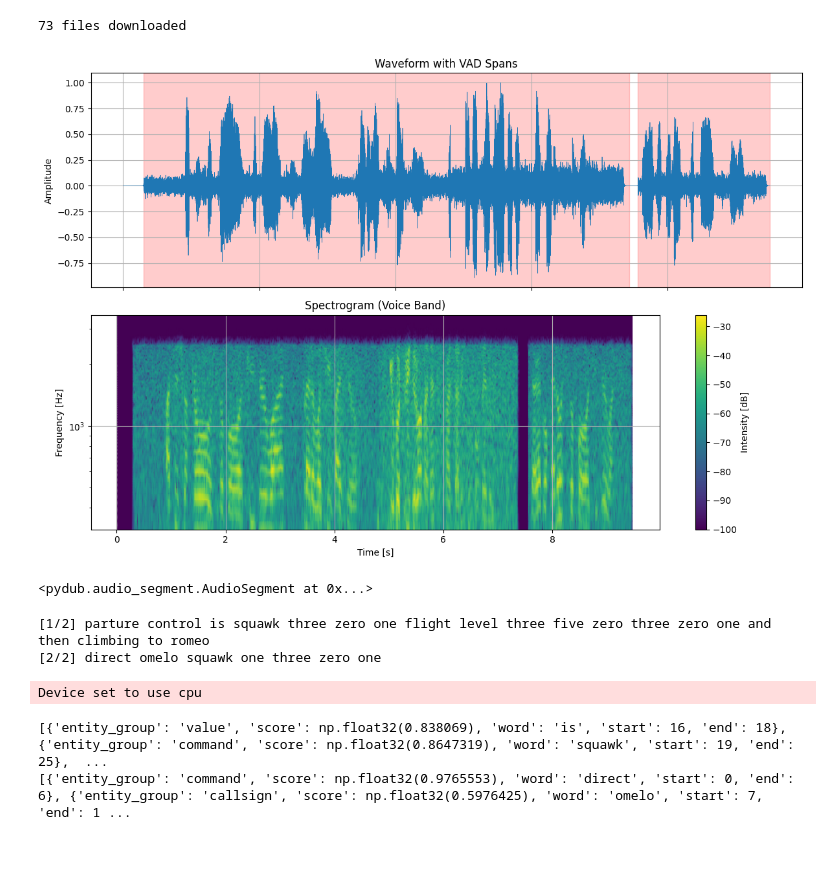
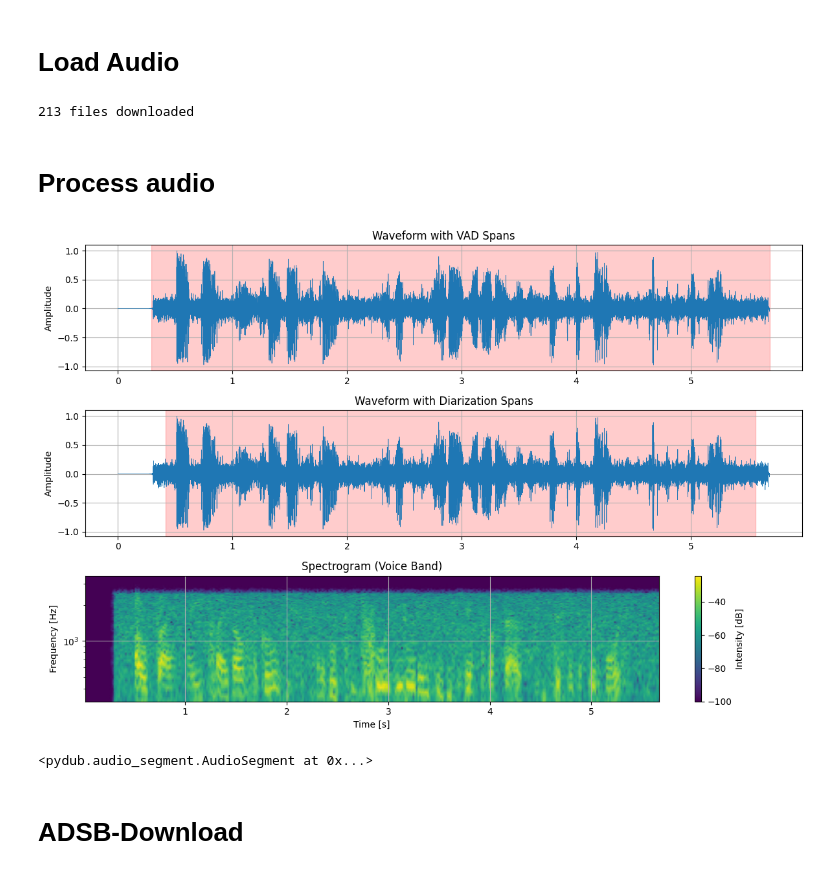
Before and after one commit to kruuZHAW/atc_clearances, a Jupyter notebook: notebooks/sandbox_MUAC_recordings.ipynb, the cells around one changed output. Cells and saved outputs as stored; diff of their text form; code cells hidden in the pictures.

Commit message:
muac callsign identification pipeline

```diff
--- a/notebooks/sandbox_MUAC_recordings.ipynb
+++ b/notebooks/sandbox_MUAC_recordings.ipynb
@@ -22 +35,3 @@ TO DO:
+# %% [markdown]
+# Load Audio
 # %%
@@ -35,13 +50,13 @@ for a in audio_list:
 # %%
 # --- Load audio ---
 
-start = datetime(2025, 8, 9, 10, 0, 0, tzinfo=timezone.utc)
-stop  = datetime(2025, 8, 9, 10, 30, 0, tzinfo=timezone.utc)
+start = datetime(2025, 8, 8, 14, 0, 0, tzinfo=timezone.utc)
+stop  = datetime(2025, 8, 8, 15, 0, 0, tzinfo=timezone.utc)
 
 catalog = build_audio_catalog(
     base_dir,
-    ("2025","08","09"),
-    sectors=["muac_delta_middle"],
+    ("2025","08","08"),
+    sectors=["muac_delta_middle", "muac_delta_high"],
     start=start,
     stop=stop,
     max_workers=128,
@@ -49,4 +64,4 @@ catalog = build_audio_catalog(
 )
 print(len(catalog), "files downloaded")
 # %% [output]
-73 files downloaded
+213 files downloaded
@@ -110,16 +68,24 @@ def vad_split_segments(audio, frame_duration_ms=30, aggressiveness=2, min_speech
+# %% [markdown]
+# Process audio
 # %%
 idx = np.random.randint(low=0, high=len(catalog))
 test_audio = catalog[idx][1]
 sample_rate = test_audio.frame_rate
 
 # --- VAD ---
-speech_segments = vad_split_segments(
+speech_segments_vad = vad_split_segments(
     test_audio,
-    frame_duration_ms=30,   # 10/20/30 ms
-    aggressiveness=2,       # 0..3
-    min_speech_ms=300
+    frame_duration_ms=10,
+    aggressiveness=2,
+    min_speech_ms=300,
 )
-speech_regions = [(s, e) for (s, e, _) in speech_segments]
+speech_regions_vad = [(s, e) for (s, e, _) in speech_segments_vad]
+
+# --- Diarization ---
+speech_segments_diar = diarize_audio(test_audio,
+                                diarization_pipline,
+                                include_speaker=False)
+speech_regions_diar = [(s, e) for (s, e, _) in speech_segments_diar]
 
 # --- build samples array for plots ---
 samples = np.array(test_audio.get_array_of_samples()).astype(np.float32)
@@ -130,44 +96,53 @@ duration = len(samples) / sample_rate
 
 # --- spectrogram (voice band only) ---
 voice_band = (300, 3500)
 log_freq = True
 
 freqs, times, Sxx = spectrogram(samples, fs=sample_rate, nperseg=512, noverlap=256)
 mask = (freqs >= voice_band[0]) & (freqs <= voice_band[1])
 freqs_v = freqs[mask]
 Sxx_v = Sxx[mask]
 
 # --- plotting ---
-fig, (ax1, ax2) = plt.subplots(2, 1, figsize=(12, 8), sharex=True)
+fig, (ax1, ax2, ax3) = plt.subplots(3, 1, figsize=(12, 8), sharex=False)
 
-# waveform
+# VAD
 time_axis = np.linspace(0, duration, len(samples))
 ax1.plot(time_axis, samples, linewidth=0.5)
 ax1.set_title("Waveform with VAD Spans")
 ax1.set_ylabel("Amplitude")
 ax1.grid(True)
 
-for start, end in speech_regions:
+for start, end in speech_regions_vad:
     ax1.axvspan(start, end, color='red', alpha=0.2)
 
+# Diarization
+ax2.plot(time_axis, samples, linewidth=0.5)
+ax2.set_title("Waveform with Diarization Spans")
+ax2.set_ylabel("Amplitude")
+ax2.grid(True)
+
+for start, end in speech_regions_diar:
+    ax2.axvspan(start, end, color='red', alpha=0.2)
+
 # spectrogram
-pcm = ax2.pcolormesh(times, freqs_v, 10*np.log10(Sxx_v + 1e-10), shading="gouraud")
-ax2.set_title("Spectrogram (Voice Band)")
-ax2.set_ylabel("Frequency [Hz]")
-ax2.set_xlabel("Time [s]")
+pcm = ax3.pcolormesh(times, freqs_v, 10*np.log10(Sxx_v + 1e-10), shading="gouraud")
+ax3.set_title("Spectrogram (Voice Band)")
+ax3.set_ylabel("Frequency [Hz]")
+ax3.set_xlabel("Time [s]")
 if log_freq:
-    ax2.set_yscale("log")
-fig.colorbar(pcm, ax=ax2, label="Intensity [dB]")
-ax2.grid(True)
+    ax3.set_yscale("log")
+fig.colorbar(pcm, ax=ax3, label="Intensity [dB]")
+ax3.grid(True)
 
 # optional: highlight VAD spans on spectrogram too
 # for start, end in speech_regions:
 #     ax2.axvspan(start, end, color='red', alpha=0.15)
 
 plt.tight_layout()
 plt.show()
 # %% [output]
-[figure, old version]
+[figure, new version]
 # %%
 test_audio
 # %% [output]
@@ -212,5 +149,0 @@ def transcribe_segments(speech_segments, model_name="jacktol/whisper-medium.en-f
-# %%
-results = transcribe_segments(speech_segments)
-# %% [output]
-[1/2] parture control is squawk three zero one flight level three five zero three zero one and then climbing to romeo
-[2/2] direct omelo squawk one three zero one
@@ -222,10 +150,2 @@ model = AutoModelForTokenClassification.from_pretrained("Jzuluaga/bert-base-ner-
-# %%
-from transformers import pipeline
-
-nlp = pipeline('ner', model=model, tokenizer=tokenizer, aggregation_strategy="first")
-for text in results:
-    print(nlp(text))
-# %% [output]
-Device set to use cpu
-[{'entity_group': 'value', 'score': np.float32(0.838069), 'word': 'is', 'start': 16, 'end': 18}, {'entity_group': 'command', 'score': np.float32(0.8647319), 'word': 'squawk', 'start': 19, 'end': 25},  ...
-[{'entity_group': 'command', 'score': np.float32(0.9765553), 'word': 'direct', 'start': 0, 'end': 6}, {'entity_group': 'callsign', 'score': np.float32(0.5976425), 'word': 'omelo', 'start': 7, 'end': 1 ...
+# %% [markdown]
+# ADSB-Download
```
Also changed, not shown: parts of 15 cells of this notebook, 4 other files.
